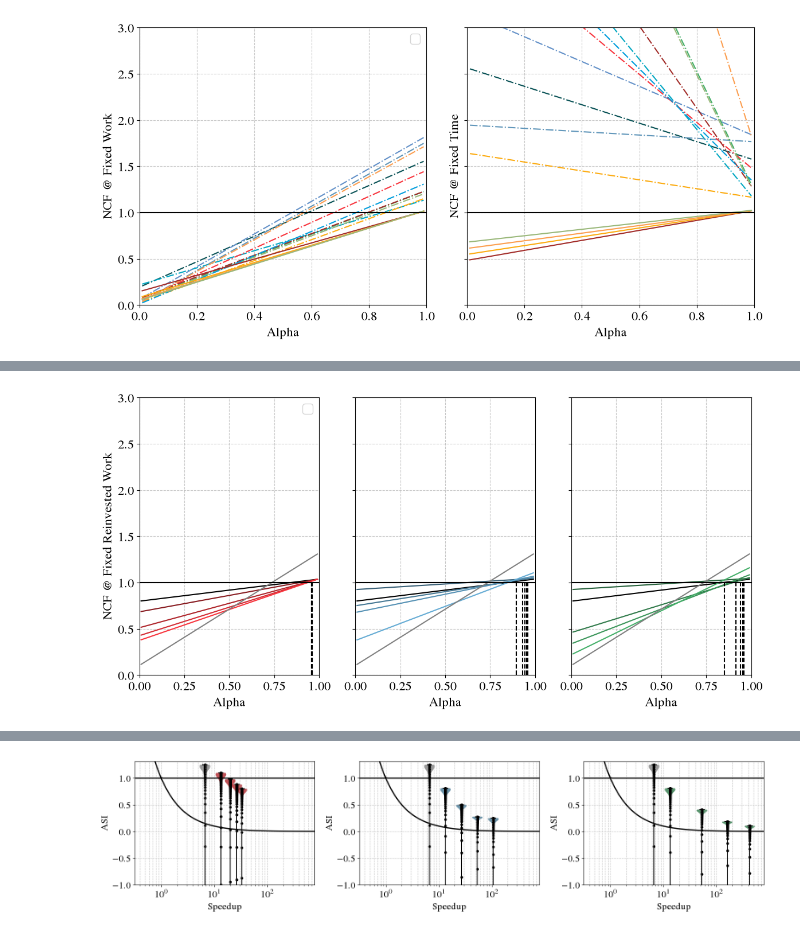
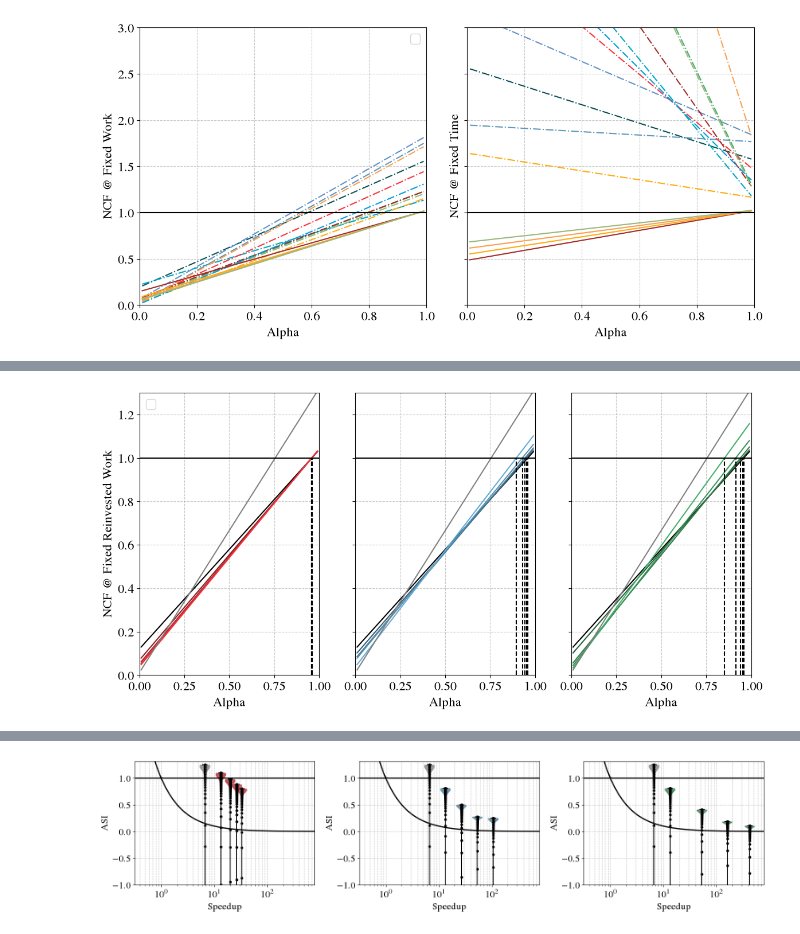
Before and after one commit to PolMaistriaux/IoT_Node_Modeling, a Jupyter notebook: Test_new_applications/Notebook_ASI_Framework.ipynb, the cells around one changed output, grey strips where cells are left out. Drawn from its saved outputs; the diff is of its cells as text; code cells hidden in the pictures.

```diff
--- a/Test_new_applications/Notebook_ASI_Framework.ipynb
+++ b/Test_new_applications/Notebook_ASI_Framework.ipynb
@@ -516,7 +505,7 @@ plot_soa = 1
 plot_our = 0
 
 # Plot the operation footprint vs FFT throughput
-fig, ax = plt.subplots(2,3,figsize=(12, 6), sharey='row', squeeze=False)
+fig, ax = plt.subplots(2,3,figsize=(12, 7), sharey='row', squeeze=False)
 
 for k in range(3):
     ax[0,k].set_xlabel('ALpha')
@@ -556,8 +545,8 @@ for k in range(3):
 
     ax[0,k].hlines(y=1,xmin = 0, xmax=1, color= "black")
     ax[1,k].hlines(y=1,xmin = 0, xmax=1, color= "black")
-    ax[0,k].set_ylim([0,3])
-    ax[1,k].set_ylim([0,3])
+    ax[0,k].set_ylim([0,1.5])
+    ax[1,k].set_ylim([0,1.5])
     ax[0,k].set_xlim([0,1])
     ax[1,k].set_xlim([0,1])
     ax[0,k].set_xlabel("Alpha")
@@ -643,37 +574,38 @@ for k in range(3):
 
     # Add our accelerator
 
     for a in range(len(baseline_area)):
         for d, j in enumerate(analysis_Mem_type):
-            p = ax[0,k].plot(alpha_studied,   theor_ncf_res[:,a,k,0,d,2],   color = 'black' , linestyle ='-')
+            p = ax[0,k].plot(alpha_studied,   theor_ncf_res[:,a,k,0,d,0],   color = 'black' , linestyle ='-')
             p = ax[0,k].vlines(theor_crit_alpha [a,k,0,d,0], ymin=0, ymax=1,   color = 'black' , linestyle ='--')
 
         for i in range(1,arch_Dim):
             for d, j in enumerate(analysis_Mem_type):
-                p = ax[0,k].plot(alpha_studied,   theor_ncf_res[:,a,k,i,d,2],   color = color_array[k,i] , linestyle ='-')
+                p = ax[0,k].plot(alpha_studied,   theor_ncf_res[:,a,k,i,d,0],   color = color_array[k,i] , linestyle ='-')
                 p = ax[0,k].vlines(theor_crit_alpha [a,k,i,d,0], ymin=0, ymax=1,   color = 'black' , linestyle ='--')
 
         if plot_soa:
             if soa_only_last_one :
-                p = ax[0,k].plot(alpha_studied,   soa_ncf_res[:,a,-1,2],   color = 'gray', linestyle ='-')
+                p = ax[0,k].plot(alpha_studied,   soa_ncf_res[:,a,-1,0],   color = 'gray', linestyle ='-')
             else:
                 for i in range(soa_area_ratio.shape[0]):
-                    p = ax[0,k].plot(alpha_studied,   soa_ncf_res[:,a,i,2],   color = listColor[i] , linestyle ='-.')
+                    p = ax[0,k].plot(alpha_studied,   soa_ncf_res[:,a,i,0],   color = listColor[i] , linestyle ='-.')
 
         if plot_our:
             for i in range(our_area_ratio.shape[0]):
-                p = ax[0,k].plot(alpha_studied,   our_ncf_res[:,a,i,2],   color = listColor[i+6] , linestyle ='--')
+                p = ax[0,k].plot(alpha_studied,   our_ncf_res[:,a,i,0],   color = listColor[i+6] , linestyle ='--')
 
     ax[0,k].hlines(y=1,xmin = 0, xmax=1, color= "black")
-    ax[0,k].set_ylim([0,3])
+    ax[0,k].set_ylim([0,1.3])
     ax[0,k].set_xlim([0,1])
     ax[0,k].set_xlabel("Alpha")
+
 
 ax[0,0].set_ylabel("NCF @ Fixed Reinvested Work")
 ax[0,0].legend()
 
 # Add legend
 fig.tight_layout()
 plt.show()
 # %% [output]
-[figure, old version]
+[figure, new version]
```
Also changed, not shown: parts of 7 cells of this notebook.
